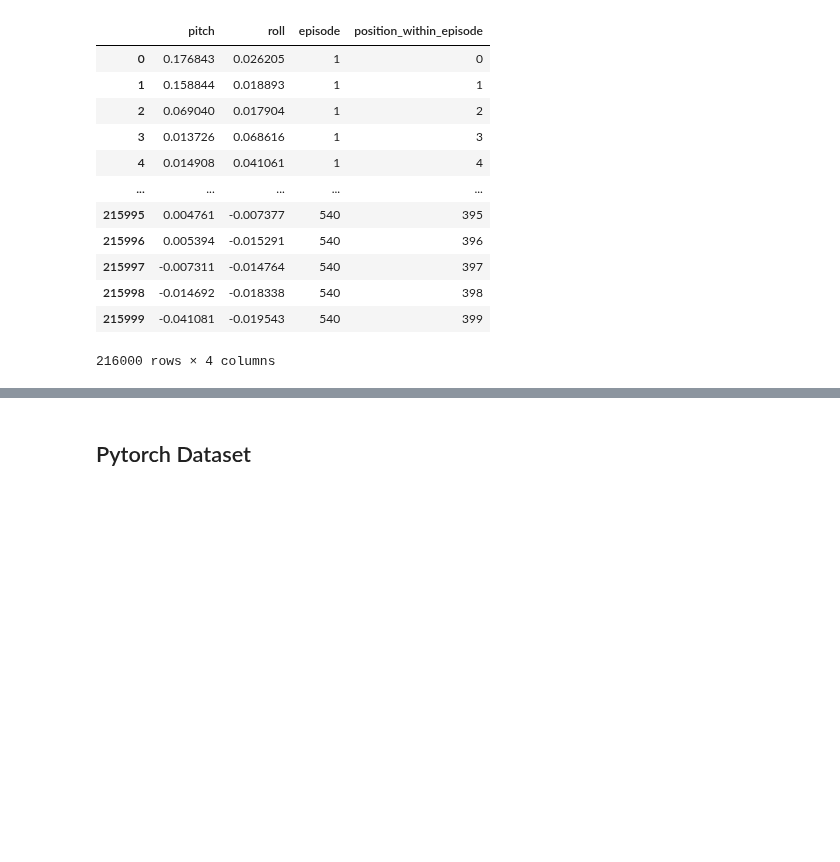
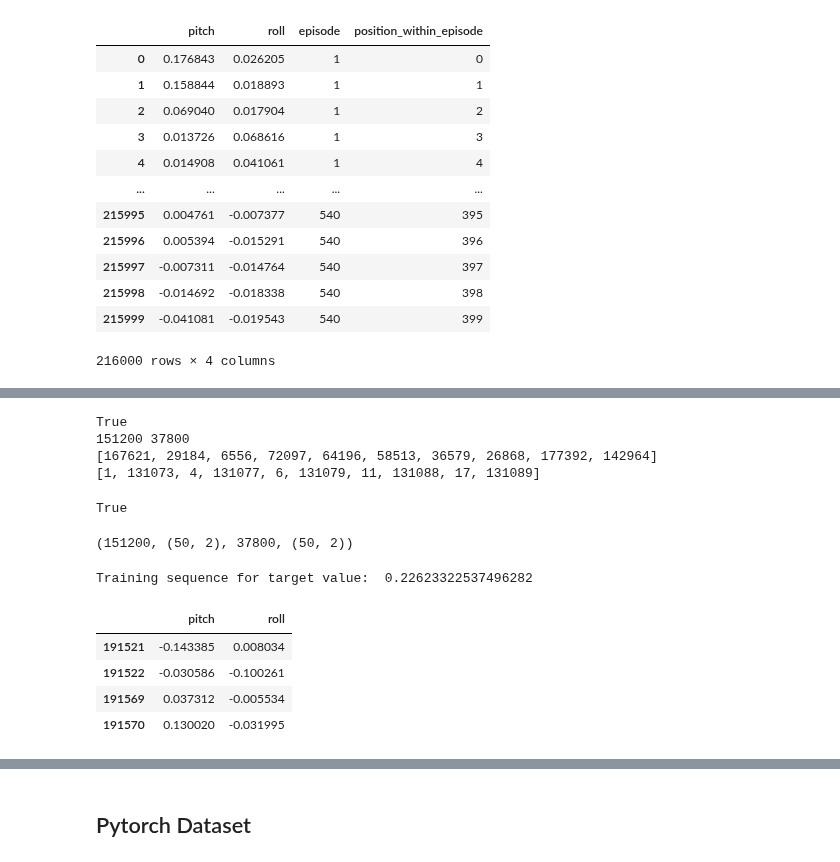
Before and after one commit to lancedw/3D-state-prediction-for-surface-vessels-using-IMU-data-and-images, a Jupyter notebook: code/notebooks/start.ipynb, the cells around one changed output, grey strips where cells are left out. Saved outputs shown, nothing was run; the diff lists cells and outputs as text; code cells hidden in the pictures; blank space fills up the shorter version.

```diff
--- a/code/notebooks/start.ipynb
+++ b/code/notebooks/start.ipynb
@@ -320,0 +245,50 @@ test_sequences = create_sequences(test_df, "pitch", SEQUENCE_LENGTH)
+# %%
+# Grab random subsets from all sequences for training and test data (without overlapping data)
+data_size = len(all_sequences)
+data_indices = list(np.arange(0, data_size, 1))
+
+# train indices are random sample from all data indices
+random.seed(42)
+train_size = int(TRAIN_SIZE * data_size)
+train_indices = random.sample(data_indices, train_size)
+
+# test indices are the difference of all data indices and train indices
+test_indices = list(set(data_indices) - set(train_indices))
+
+print((len(train_indices) + len(test_indices)) <= data_size)
+print(len(train_indices), len(test_indices))
+print(train_indices[:10])
+print(test_indices[:10])
+# %% [output]
+True
+151200 37800
+[167621, 29184, 6556, 72097, 64196, 58513, 36579, 26868, 177392, 142964]
+[1, 131073, 4, 131077, 6, 131079, 11, 131088, 17, 131089]
+# %%
+train_sequences = []
+test_sequences = []
+for idx in train_indices:
+    seq = all_sequences[idx]
+    seq[0].drop(columns=["episode", "position_within_episode"], axis=0, inplace = True)
+    train_sequences.append(seq)
+for idx in test_indices:
+    seq = all_sequences[idx]
+    seq[0].drop(columns=["episode", "position_within_episode"], axis=0, inplace = True)
+    test_sequences.append(seq)
+
+print((len(train_sequences) + len(test_sequences)) <= len(all_sequences))
+len(train_sequences), train_sequences[0][0].shape, len(test_sequences), test_sequences[0][0].shape
+# %% [output]
+True
+(151200, (50, 2), 37800, (50, 2))
+# %%
+index = 0
+print("Training sequence for target value: ", train_sequences[index][1])
+train_sequences[index][0].head(2).append(train_sequences[index][0].tail(2))
+# %% [output]
+Training sequence for target value:  0.22623322537496282
+|  | pitch | roll |
+| 191521 | -0.143385 | 0.008034 |
+| 191522 | -0.030586 | -0.100261 |
+| 191569 | 0.037312 | -0.005534 |
+| 191570 | 0.130020 | -0.031995 |
```
Also changed, not shown: parts of 33 cells of this notebook, 1 other file.
